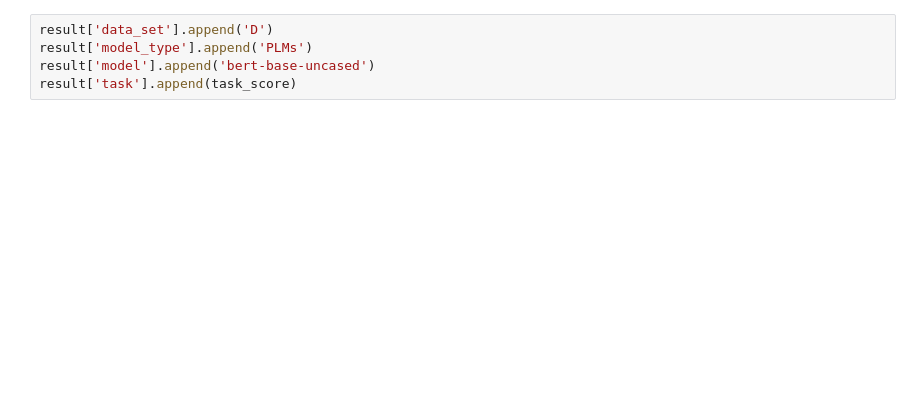
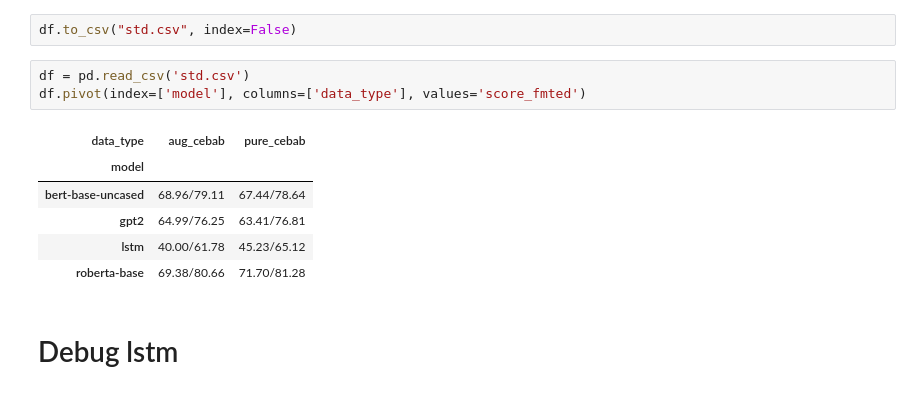
Before and after one commit to scott-f-zhang/CBM-NLP, a Jupyter notebook: main.ipynb, the cells around one changed output. Cells and saved outputs as stored; diff of their text form; blank space fills up the shorter version.

Commit message:
update std result

```diff
--- a/main.ipynb
+++ b/main.ipynb
@@ -91,5 +97,14 @@ Epoch 1: Test Acc = 60.86441681468324 Test Macro F1 = 72.7447799873807
-# %%
-result['data_set'].append('D')
-result['model_type'].append('PLMs')
-result['model'].append('bert-base-uncased')
-result['task'].append(task_score)
+# %%
+df.to_csv("std.csv", index=False)
+# %%
+df = pd.read_csv('std.csv')
+df.pivot(index=['model'], columns=['data_type'], values='score_fmted')
+# %% [output]
+| data_type | aug_cebab | pure_cebab |
+| model |  |  |
+| bert-base-uncased | 68.96/79.11 | 67.44/78.64 |
+| gpt2 | 64.99/76.25 | 63.41/76.81 |
+| lstm | 40.00/61.78 | 45.23/65.12 |
+| roberta-base | 69.38/80.66 | 71.70/81.28 |
+# %% [markdown]
+# Debug lstm
```
Also changed, not shown: parts of 9 cells of this notebook, 1 other file.
